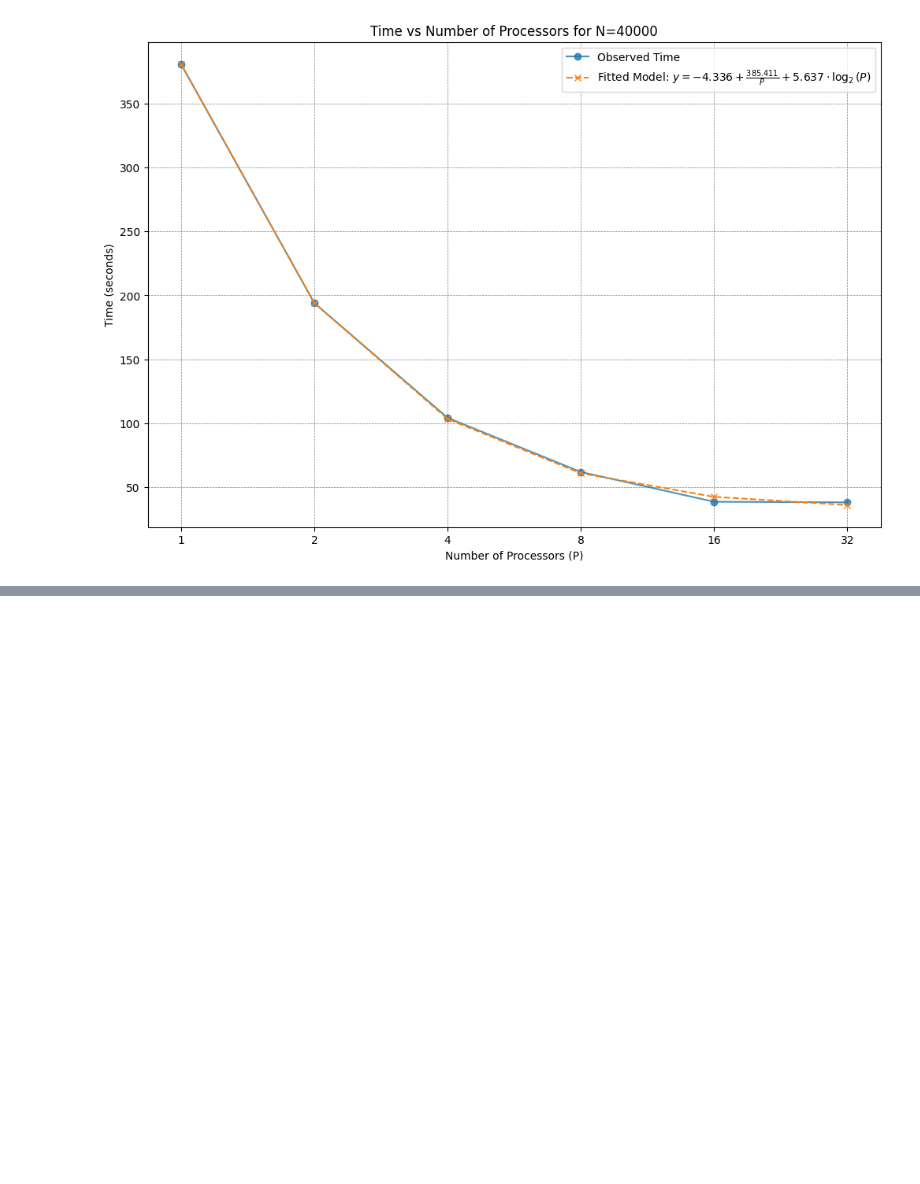
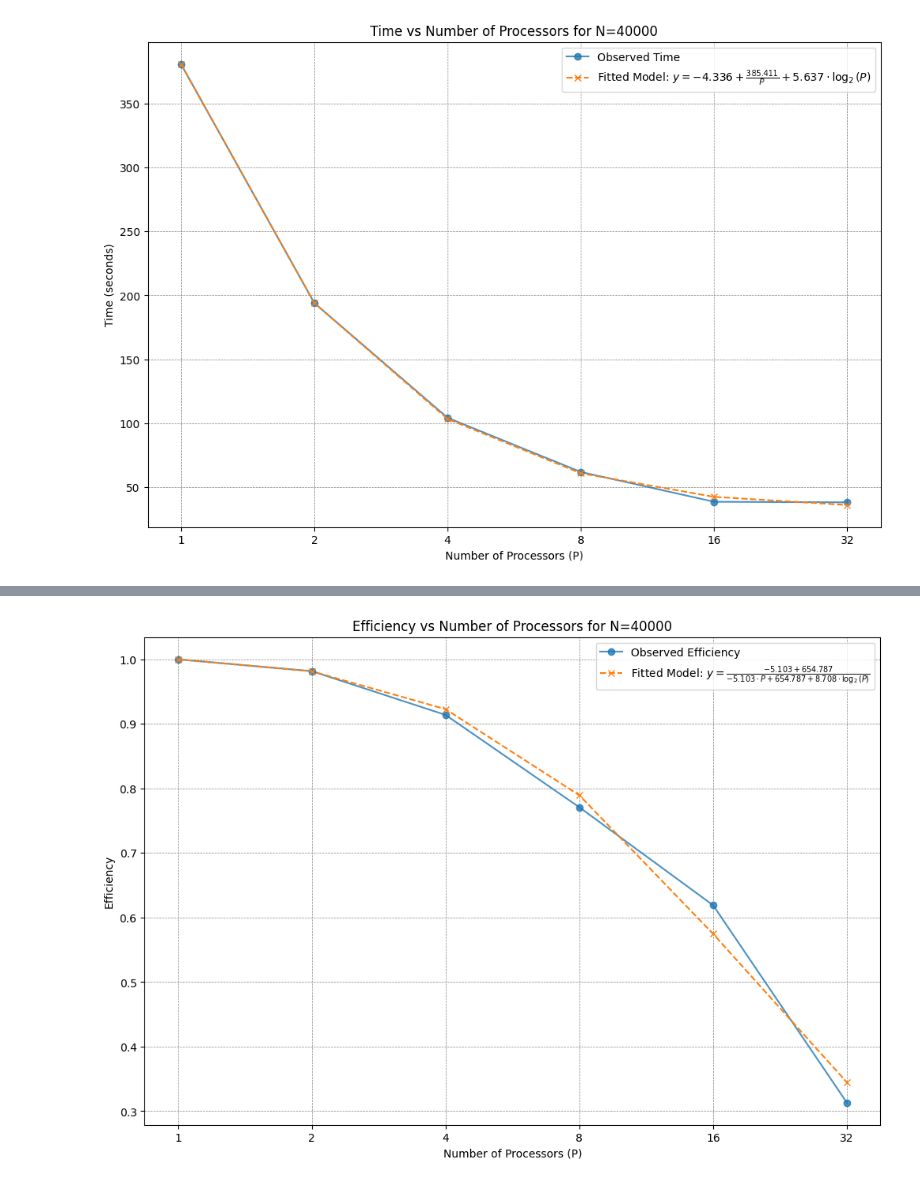
Before and after one commit to s110/Maestria, a Jupyter notebook: 4_hpc/codigo/5_EC01/analytics_new_graph.ipynb, the cells around one changed output, grey strips where cells are left out. Drawn from its saved outputs; the diff is of its cells as text; code cells hidden in the pictures; blank space fills up the shorter version.

```diff
--- a/4_hpc/codigo/5_EC01/analytics_new_graph.ipynb
+++ b/4_hpc/codigo/5_EC01/analytics_new_graph.ipynb
@@ -376,3 +376,82 @@ Modelo ajustado para N=40000:
   Componente Paralelizable (C_p): 385.411 s
   Componente de Overhead (C_o): 5.637 s
 [figure]
+# %%
+N_SAMPLES_TO_ANALYZE = 40000  # <--- CAMBIA ESTE VALOR (e.g., por 5000, 20000, 40000)
+
+# Filtra el DataFrame para obtener los datos de un solo experimento
+df_single_n = df_resultados_measures.filter(
+    pl.col("n_samples") == N_SAMPLES_TO_ANALYZE
+).sort("n_jobs")
+
+# Si no hay datos para ese n_samples, detenemos la ejecución
+if df_single_n.is_empty():
+    print(f"No se encontraron datos para N_SAMPLES = {N_SAMPLES_TO_ANALYZE}. Por favor, elige otro valor.")
+else:
+    # 2. Extrae los datos a arrays de NumPy para usarlos con SciPy
+    P = df_single_n.get_column("n_jobs").to_numpy()
+    E_observed = df_single_n.get_column("efficiency").to_numpy()
+
+    # 3. Define la función del modelo teórico que queremos ajustar
+    def theoretical_efficiency_model(p, C_s, C_p, C_o):
+        """
+        Modelo de tiempo de ejecución con overhead.
+        p: número de procesadores (n_jobs)
+        C_s: componente de tiempo secuencial
+        C_p: componente de tiempo paralelizable (para p=1)
+        C_o: componente de sobrecarga (overhead)
+        """
+        # np.log2(1) es 0, por lo que el término de overhead desaparece para el caso base.
+        return (C_s + C_p) / (p*C_s + C_p + p*C_o*np.log2(p))
+
+    # 4. Usa scipy.optimize.curve_fit para encontrar los mejores parámetros
+    try:
+        # P_opt contendrá los valores óptimos para (C_s, C_p, C_o)
+        p_opt, _ = curve_fit(theoretical_efficiency_model, P, E_observed)
+        C_s_fit, C_p_fit, C_o_fit = p_opt
+
+        # Calcula los valores del tiempo predicho por el modelo ajustado
+        E_fitted = theoretical_efficiency_model(P, C_s_fit, C_p_fit, C_o_fit)
+
+        print(f"Modelo ajustado para N={N_SAMPLES_TO_ANALYZE}:")
+        print(f"  Componente Secuencial (C_s): {C_s_fit:.3f} s")
+        print(f"  Componente Paralelizable (C_p): {C_p_fit:.3f} s")
+        print(f"  Componente de Overhead (C_o): {C_o_fit:.3f} s")
+
+        fit_successful = True
+    except RuntimeError:
+        print("El ajuste del modelo falló. Se graficarán solo los datos observados.")
+        fit_successful = False
+
+
+    # 5. Grafica los resultados
+    # Para replicar el estilo oscuro del ejemplo:
+    plt.style.use('default')
+
+    plt.figure(figsize=(12, 8))
+
+    # Plotea los datos medidos
+    plt.plot(P, E_observed, marker='o', linestyle='-', label='Observed Efficiency', alpha=0.8)
+
+#(C_s + C_p) / (p*C_s + C_p + p*C_o*np.log2(p))
+
+    # Si el ajuste fue exitoso, plotea el modelo
+    if fit_successful:
+        legend_label = (
+        f'Fitted Model: $y = \\frac{{{C_s_fit:.3f}+{C_p_fit:.3f}}} {{{C_s_fit:.3f}\\cdot P+  {C_p_fit:.3f}+ {C_o_fit:.3f} \\cdot \\log_{{2}}(P)}}$'
+        )
+        plt.plot(P, E_fitted, marker='x', linestyle='--', label=legend_label)
+
+    # --- ESTILIZACIÓN DE LA GRÁFICA ---
+    plt.xlabel("Number of Processors (P)")
+    plt.ylabel("Efficiency")
+    plt.title(f"Efficiency vs Number of Processors for N={N_SAMPLES_TO_ANALYZE}")
+
+    plt.xscale("log", base=2)
+    plt.xticks(P, P) # Asegura que los ticks del eje X sean 1, 2, 4, 8...
+
+    plt.legend()
+    plt.grid(True, which="both", ls="--", lw=0.5, color='gray')
+
+    plt.show()
+# %% [output]
@@ -378,0 +462 @@ Modelo ajustado para N=40000:
+[figure, added]
```
Also changed, not shown: parts of 1 cell of this notebook, 1 other file.
